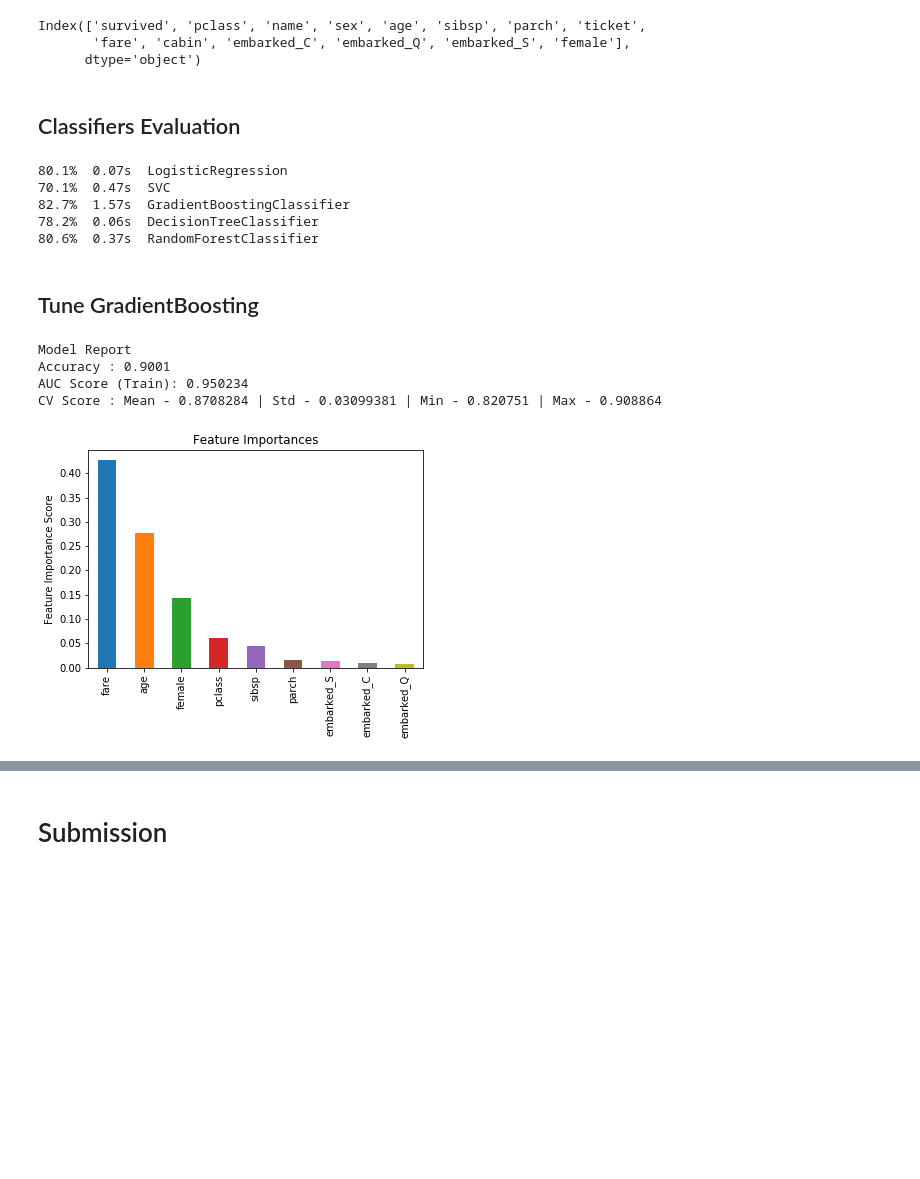
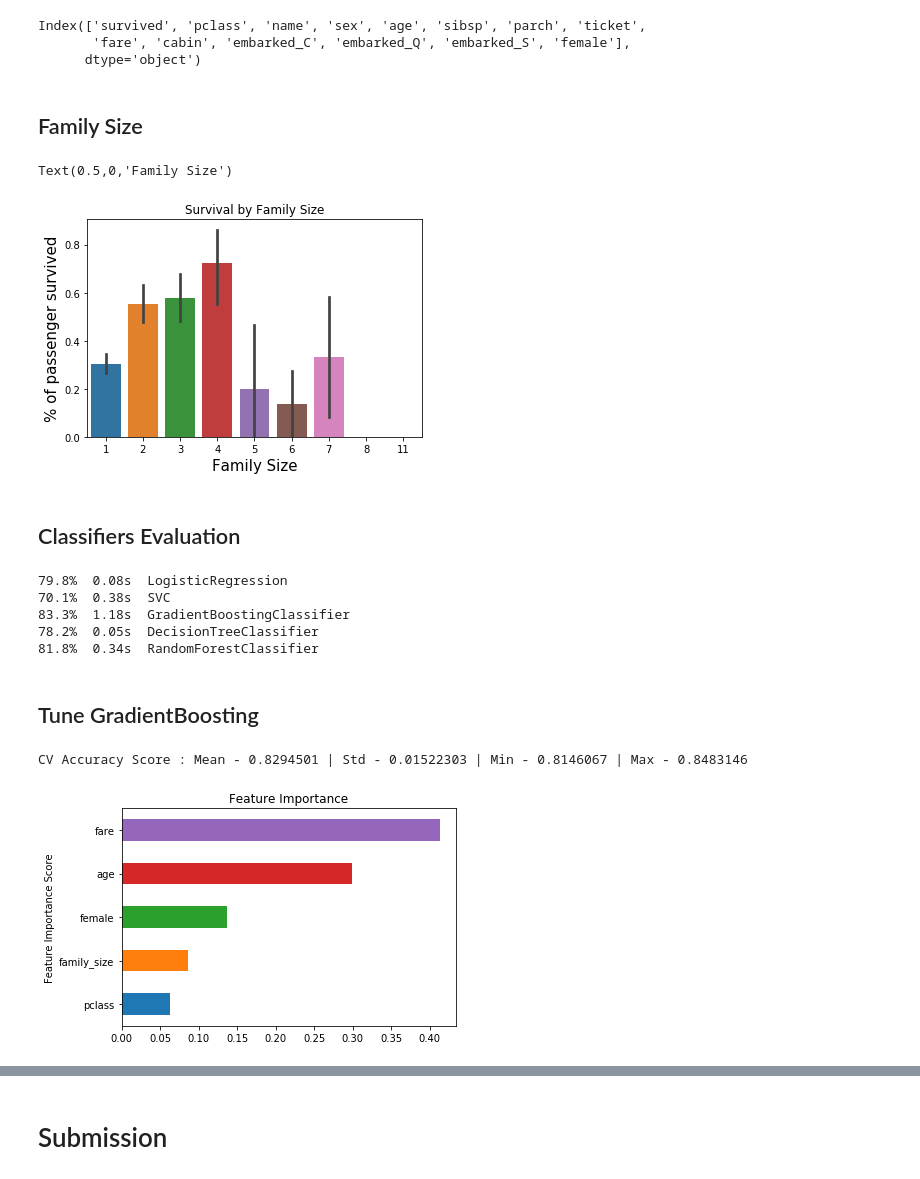
Before and after one commit to regabi/python_sandbox, a Jupyter notebook: Titanic/titanic-v1.ipynb, the cells around one changed output, grey strips where cells are left out. Cells and saved outputs as stored; diff of their text form; code cells hidden in the pictures; blank space fills up the shorter version.

```diff
--- a/Titanic/titanic-v1.ipynb
+++ b/Titanic/titanic-v1.ipynb
@@ -213,10 +213,28 @@ df2.columns
 Index(['survived', 'pclass', 'name', 'sex', 'age', 'sibsp', 'parch', 'ticket',
        'fare', 'cabin', 'embarked_C', 'embarked_Q', 'embarked_S', 'female'],
       dtype='object')
+# %% [markdown]
+## Family Size
+# %%
+def build_family_size(df):
+    df['family_size'] = df['sibsp'] + df['parch'] + 1
+    return df
+
+df2 = build_family_size(df2)
+
+# transform_functions.append(build_family_size)
+# %%
+sns.barplot(x = "family_size", y = "survived", data=df)
+plt.title("Survival by Family Size")
+plt.ylabel("% of passenger survived", fontsize = 15)
+plt.xlabel("Family Size",fontsize = 15)
+# %% [output]
+Text(0.5,0,'Family Size')
+[figure, added]
 # %%
 # X = df[[ 'female', 'pclass', 'fare', 'sibsp', 'parch' ]]
 
-features = [ 'female', 'pclass', 'fare', 'age', 'sibsp', 'parch', 'embarked_C', 'embarked_Q', 'embarked_S' ]
+features = [ 'female', 'pclass', 'fare', 'age', 'family_size' ] #, 'embarked_C', 'embarked_Q', 'embarked_S' ]
 target = 'survived'
 cols = features + [ target ]
 
@@ -259,55 +277,42 @@ for classifier in classifiers:
     duration = end_time - start_time
     print("{}%  {}s  {}".format(round(accuracy*100,1), round(duration,2), classifier.__name__))
 # %% [output]
-80.1%  0.07s  LogisticRegression
-70.1%  0.47s  SVC
-82.7%  1.57s  GradientBoostingClassifier
-78.2%  0.06s  DecisionTreeClassifier
-80.6%  0.37s  RandomForestClassifier
+79.8%  0.08s  LogisticRegression
+70.1%  0.38s  SVC
+83.3%  1.18s  GradientBoostingClassifier
+78.2%  0.05s  DecisionTreeClassifier
+81.8%  0.34s  RandomForestClassifier
 # %% [markdown]
 ## Tune GradientBoosting
 # %%
 from sklearn.model_selection import GridSearchCV
 from sklearn import cross_validation, metrics
 # %%
-def modelfit(alg, dtrain, predictors, performCV=True, printFeatureImportance=True, cv_folds=5):
+def modelfit(alg, dtrain, predictors, printFeatureImportance=True, cv_folds=5):
     target = 'survived'
 
-    #Fit the algorithm on the data
-    alg.fit(dtrain[predictors], dtrain[target])
+    cv_score = cross_validation.cross_val_score(alg,
+                                                dtrain[predictors],
+                                                dtrain[target],
+                                                cv=cv_folds,
+                                                scoring='accuracy')
 
-    #Predict training set:
-    dtrain_predictions = alg.predict(dtrain[predictors])
-    dtrain_predprob = alg.predict_proba(dtrain[predictors])[:,1]
+    print("CV Accuracy Score : Mean - %.7g | Std - %.7g | Min - %.7g | Max - %.7g" % (np.mean(cv_score), np.std(cv_score), np.min(cv_score), np.max(cv_score)))
 
-    #Perform cross-validation:
-    if performCV:
-        cv_score = cross_validation.cross_val_score(alg, dtrain[predictors], dtrain[target], cv=cv_folds, scoring='roc_auc')
-
-    #Print model report:
-    print("\nModel Report")
-    print("Accuracy : %.4g" % metrics.accuracy_score(dtrain[target].values, dtrain_predictions))
-    print("AUC Score (Train): %f" % metrics.roc_auc_score(dtrain[target], dtrain_predprob))
-
-    if performCV:
-        print("CV Score : Mean - %.7g | Std - %.7g | Min - %.7g | Max - %.7g" % (np.mean(cv_score),np.std(cv_score),np.min(cv_score),np.max(cv_score)))
-
-    #Print Feature Importance:
     if printFeatureImportance:
-        feat_imp = pd.Series(alg.feature_importances_, predictors).sort_values(ascending=False)
-        feat_imp.plot(kind='bar', title='Feature Importances')
+        alg.fit(dtrain[predictors], dtrain[target])
+        feat_imp = pd.Series(alg.feature_importances_,
+                             predictors).sort_values()
+        feat_imp.plot(kind='barh', title='Feature Importance')
         plt.ylabel('Feature Importance Score')
 
 
 # Step 1
 gbm0 = GradientBoostingClassifier(random_state=10)
 modelfit(gbm0, final_df, features)
 # %% [output]
-Model Report
-Accuracy : 0.9001
-AUC Score (Train): 0.950234
-CV Score : Mean - 0.8708284 | Std - 0.03099381 | Min - 0.820751 | Max - 0.908864
+CV Accuracy Score : Mean - 0.8294501 | Std - 0.01522303 | Min - 0.8146067 | Max - 0.8483146
-[figure, old version]
+[figure, new version]
 # %%
 # Step 2
 
```
Also changed, not shown: parts of 14 cells of this notebook, 6 other files.
